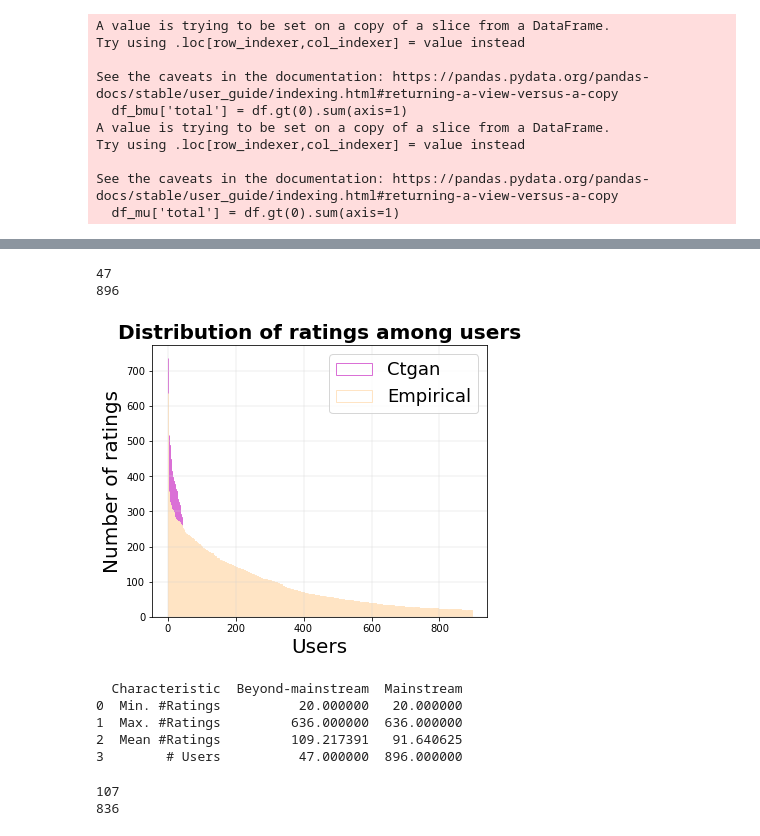
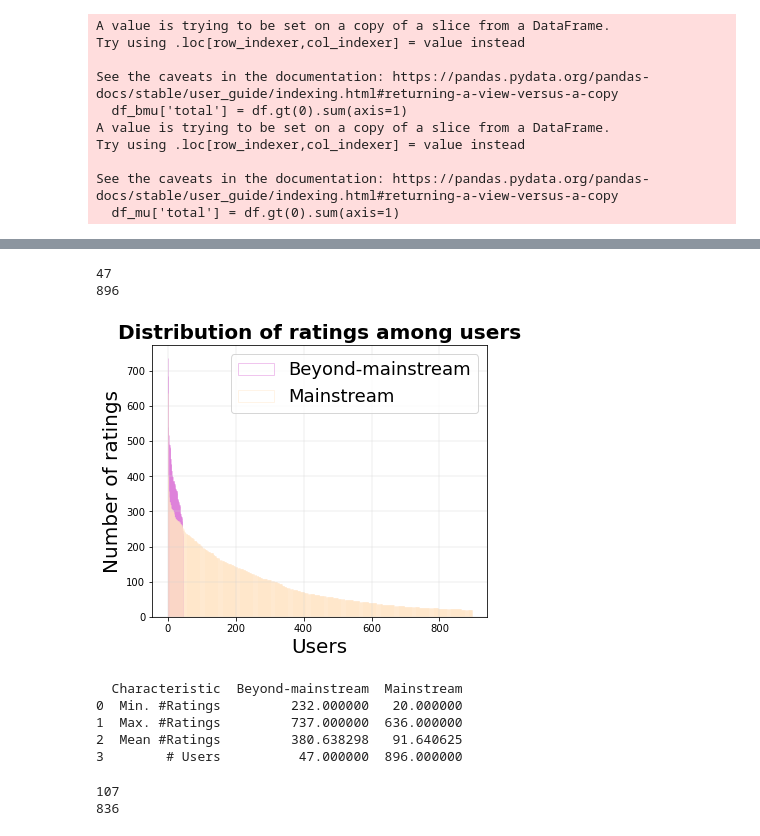
Before and after one commit to joranerogier/RecSysProject, a Jupyter notebook: src/compute_mainstreaminess_group_division_characteristics.ipynb, the cells around one changed output, grey strips where cells are left out. Cells and saved outputs as stored; diff of their text form; code cells hidden in the pictures.

Commit message:
alpha values added in plot configuration

```diff
--- a/src/compute_mainstreaminess_group_division_characteristics.ipynb
+++ b/src/compute_mainstreaminess_group_division_characteristics.ipynb
@@ -138,7 +138,7 @@ def transform_sparse_to_dense_data(sparse_df):
     df = pd.DataFrame(transformed_data, columns =['user', 'item', 'rating'])
     return df
 # %%
-def get_division_characteristics(user_mainstreamnesses, tau_cutoff=0.02):
+def get_division_characteristics(user_mainstreamnesses, plot_saving_filename, tau_cutoff=0.02):
     # Get the user-ids which have tau < tau_cutoff (beyond mainstream users, bmu)
     bmu = [k for k, v in user_mainstreamnesses.items() if float(v[0]) < tau_cutoff]
 
@@ -160,8 +160,6 @@ def get_division_characteristics(user_mainstreamnesses, tau_cutoff=0.02):
     # concat both dataframes vertically
     df_all = pd.concat([df_bmu, df_mu], axis=0)
     df_all = df_all[df_all.columns].astype(int)
-    df_all.reset_index(drop=True, inplace=True)
-    df_bmu.reset_index(drop=True, inplace=True)
 
     # Save locally as csv file
     df_bmu.to_csv('orig_sparse_beyond_mainstream_tau_0.165.csv')
@@ -196,15 +194,15 @@ def get_division_characteristics(user_mainstreamnesses, tau_cutoff=0.02):
     #plt.xticks(rankings['movieId'])
     plt.figure(figsize=(6,5))
     plt.grid(linewidth=0.4, color='lightgray')
-    plt.bar(np.arange(n_users_bmu),sorted(ctr_movieratings.values(),reverse = True), edgecolor='orchid', color='None')# color= "orchid")
+    plt.bar(np.arange(n_users_bmu),sorted(ctr_movieratings.values(),reverse = True), edgecolor='orchid', color='None', alpha=0.4)# color= "orchid")
     # plt.bar(np.arange(n_userrd),sorted(ran_movieratings.values(),reverse = True), edgecolor='deepskyblue', color='None')# color= "deepskyblue")
-    plt.bar(np.arange(n_usersd_mu),sorted(data_movieratings.values(),reverse = True), edgecolor='bisque', color='None')# color= "bisque")
+    plt.bar(np.arange(n_usersd_mu),sorted(data_movieratings.values(),reverse = True), edgecolor='bisque', color='None', alpha=0.4)# color= "bisque")
     plt.title('Distribution of ratings among users', size= 20, fontweight='bold')
     plt.xlabel('Users', size= 20)#, fontweight='bold')
     plt.ylabel('Number of ratings', size= 20)#, fontweight='bold')
     plt.grid('on')
-    plt.legend(["Ctgan", "Empirical", "Original"], prop={'size': 18})
-    plt.savefig ("ml100k_UIM_userDistribution.pdf")
+    plt.legend(["Beyond-mainstream", "Mainstream"], prop={'size': 18})
+    plt.savefig (f"{plot_saving_filename}.pdf")
     plt.show()
 
     df_bmu_dense.to_csv(f'orig_dense_beyond_mainstream_tau_0.165.csv')
@@ -300,15 +284,16 @@ See the caveats in the documentation: https://pandas.pydata.org/pandas-docs/stab
 # %%
 # This is the one
 tau_cutoff = 0.165
-compare_df = get_division_characteristics(user_mainstreamnesses, tau_cutoff)
+plot_saving_filename = "plot_user_distribution_tau_0165"
+compare_df = get_division_characteristics(user_mainstreamnesses, plot_saving_filename, tau_cutoff)
 # %% [output]
 47
 896
-[figure, old version]
+[figure, new version]
   Characteristic  Beyond-mainstream  Mainstream
-0  Min. #Ratings          20.000000   20.000000
-1  Max. #Ratings         636.000000  636.000000
-2  Mean #Ratings         109.217391   91.640625
+0  Min. #Ratings         232.000000   20.000000
+1  Max. #Ratings         737.000000  636.000000
+2  Mean #Ratings         380.638298   91.640625
 3        # Users          47.000000  896.000000
 # %%
 tau_cutoff = 0.18
```
Also changed, not shown: parts of 2 cells of this notebook, 5 other files.
